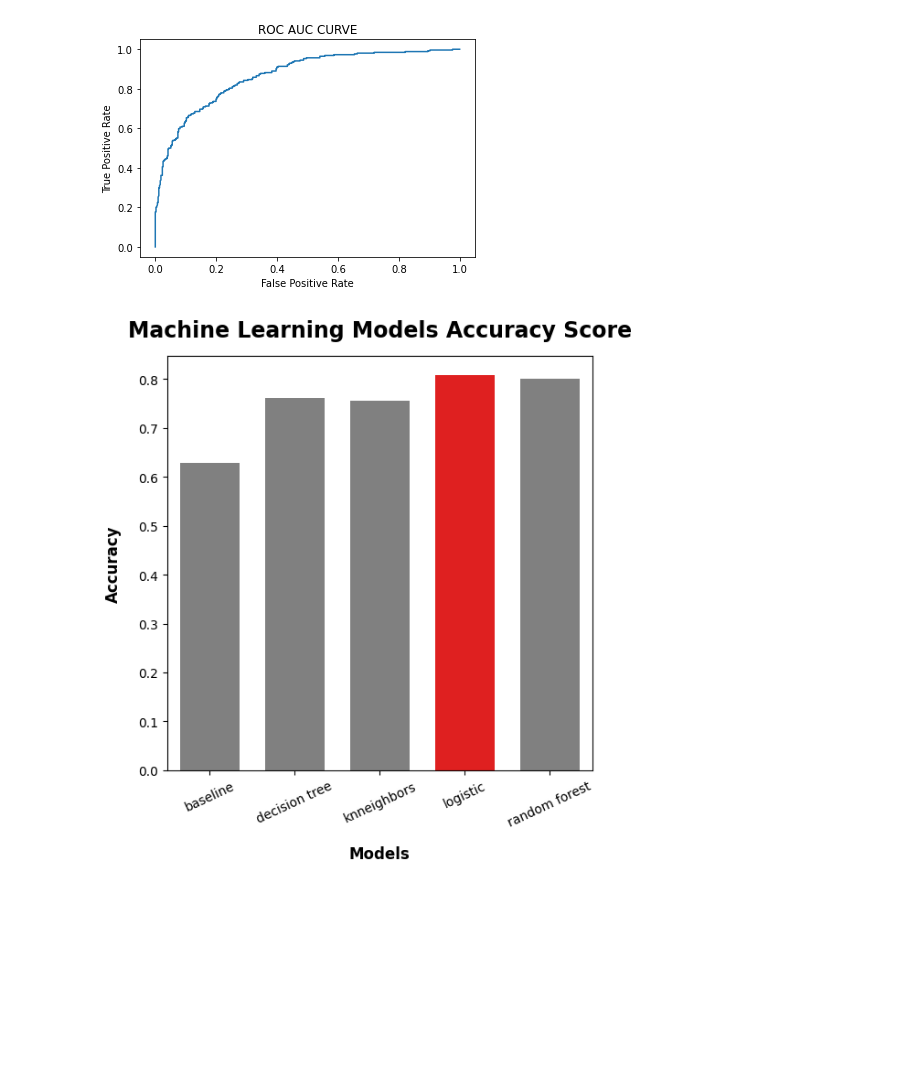
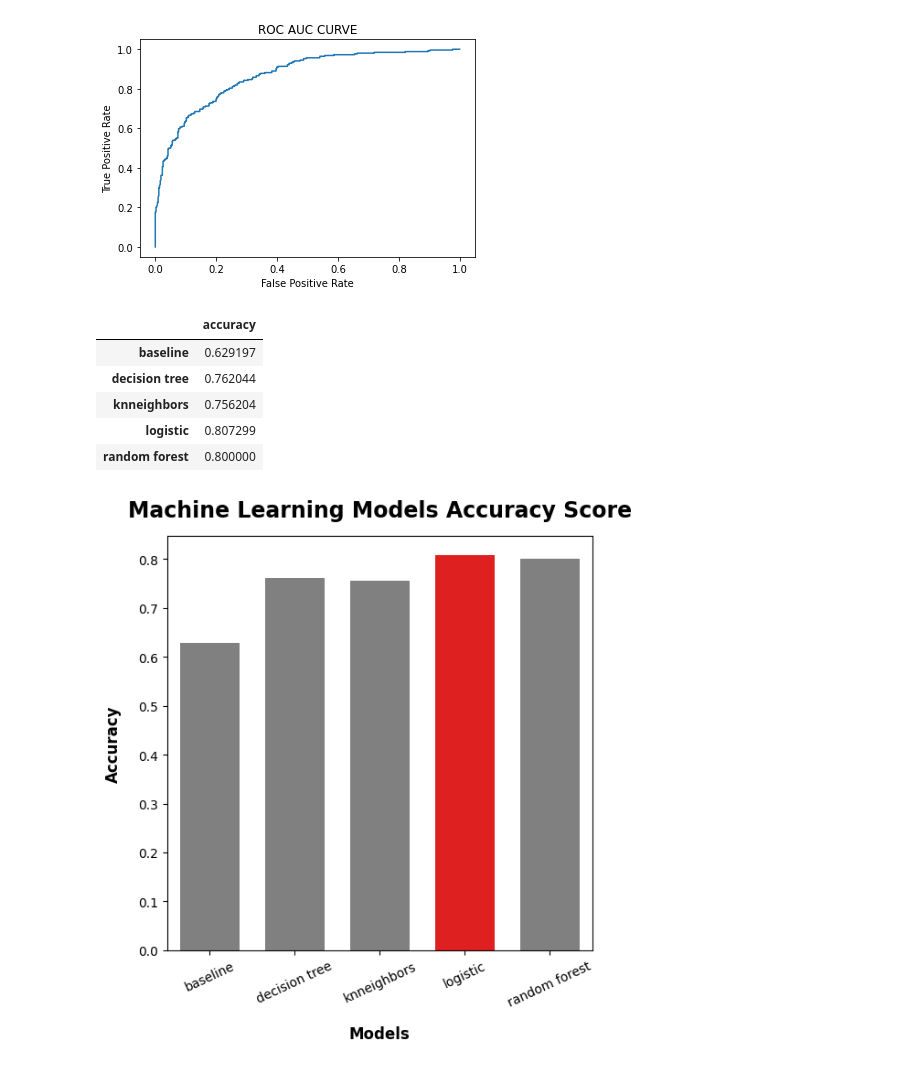
Before and after one commit to RogerPineda13/Healthcare_Persistency_of_a_drug, a Jupyter notebook: Week12/Modeling.ipynb, the cells around one changed output. Drawn from its saved outputs; the diff is of its cells as text; code cells hidden in the pictures; blank space fills up the shorter version.

```diff
--- a/Week12/Modeling.ipynb
+++ b/Week12/Modeling.ipynb
@@ -251,17 +251,25 @@ roc_auc_curve(fpr,tpr)
 # %%
 baseline = dummy.score(X_test, y_test)
 logistic = logistic_model.score(X_test, y_test)
 knneighbors = knn.score(X_test, y_test)
 decision_tree = dt.score(X_test, y_test)
 random_forest = rf.score(X_test, y_test)
 
 acc_dict = {"accuracy":{"baseline":baseline,
             "logistic":logistic,
             "knneighbors":knneighbors,
             "decision tree":decision_tree,
             "random forest":random_forest}}
 
 accuracy_df = pd.DataFrame.from_dict(acc_dict)
+accuracy_df
+# %% [output]
+|  | accuracy |
+| baseline | 0.629197 |
+| decision tree | 0.762044 |
+| knneighbors | 0.756204 |
+| logistic | 0.807299 |
+| random forest | 0.800000 |
 # %%
 fig, ax = plt.subplots(figsize=(6,6), dpi=100)
 
```
